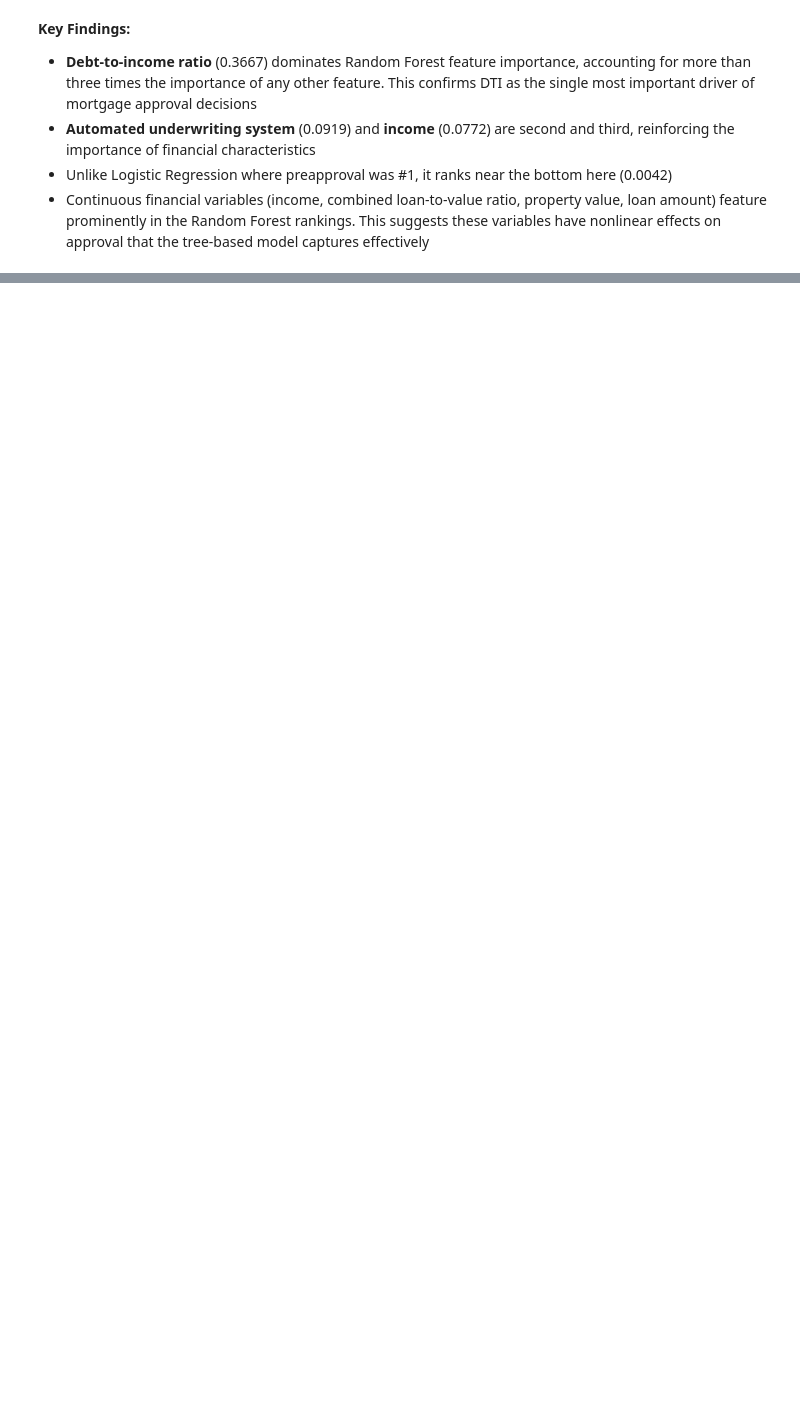
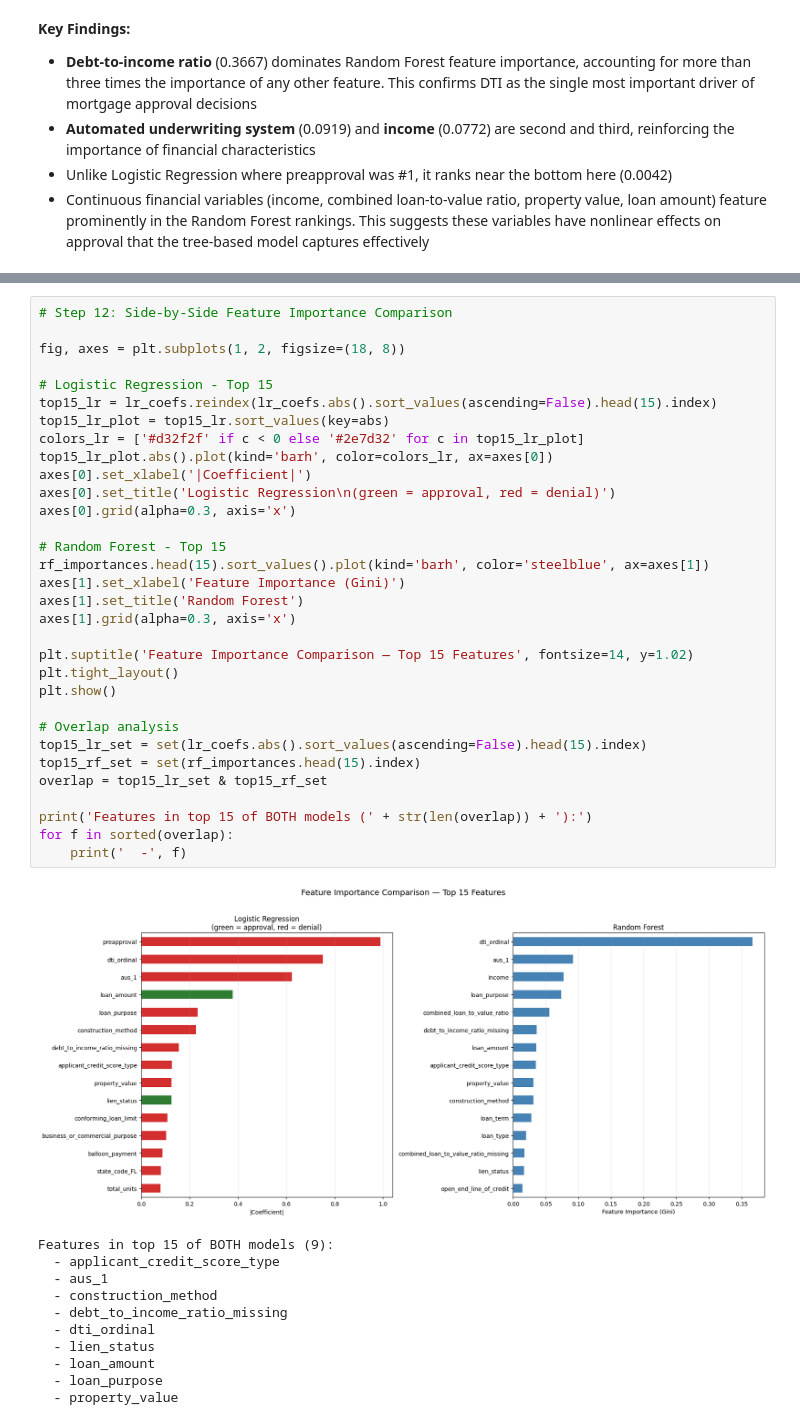
Before and after one commit to francesco2799/ML_Group_6_Final_Project, a Jupyter notebook: notebooks/RQ1_Predictive_Models.ipynb, the cells around one changed output, grey strips where cells are left out. Drawn from its saved outputs; the diff is of its cells as text; blank space fills up the shorter version.

Commit message:
RQ1: combined feature importance comparison (step 12)

```diff
--- a/notebooks/RQ1_Predictive_Models.ipynb
+++ b/notebooks/RQ1_Predictive_Models.ipynb
@@ -579,0 +583,44 @@ dtype: float64
+# %%
+# Step 12: Side-by-Side Feature Importance Comparison
+
+fig, axes = plt.subplots(1, 2, figsize=(18, 8))
+
+# Logistic Regression - Top 15
+top15_lr = lr_coefs.reindex(lr_coefs.abs().sort_values(ascending=False).head(15).index)
+top15_lr_plot = top15_lr.sort_values(key=abs)
+colors_lr = ['#d32f2f' if c < 0 else '#2e7d32' for c in top15_lr_plot]
+top15_lr_plot.abs().plot(kind='barh', color=colors_lr, ax=axes[0])
+axes[0].set_xlabel('|Coefficient|')
+axes[0].set_title('Logistic Regression\n(green = approval, red = denial)')
+axes[0].grid(alpha=0.3, axis='x')
+
+# Random Forest - Top 15
+rf_importances.head(15).sort_values().plot(kind='barh', color='steelblue', ax=axes[1])
+axes[1].set_xlabel('Feature Importance (Gini)')
+axes[1].set_title('Random Forest')
+axes[1].grid(alpha=0.3, axis='x')
+
+plt.suptitle('Feature Importance Comparison — Top 15 Features', fontsize=14, y=1.02)
+plt.tight_layout()
+plt.show()
+
+# Overlap analysis
+top15_lr_set = set(lr_coefs.abs().sort_values(ascending=False).head(15).index)
+top15_rf_set = set(rf_importances.head(15).index)
+overlap = top15_lr_set & top15_rf_set
+
+print('Features in top 15 of BOTH models (' + str(len(overlap)) + '):')
+for f in sorted(overlap):
+    print('  -', f)
+# %% [output]
+[figure, added]
+Features in top 15 of BOTH models (9):
+  - applicant_credit_score_type
+  - aus_1
+  - construction_method
+  - debt_to_income_ratio_missing
+  - dti_ordinal
+  - lien_status
+  - loan_amount
+  - loan_purpose
+  - property_value
```
Also changed, not shown: parts of 2 cells of this notebook.
